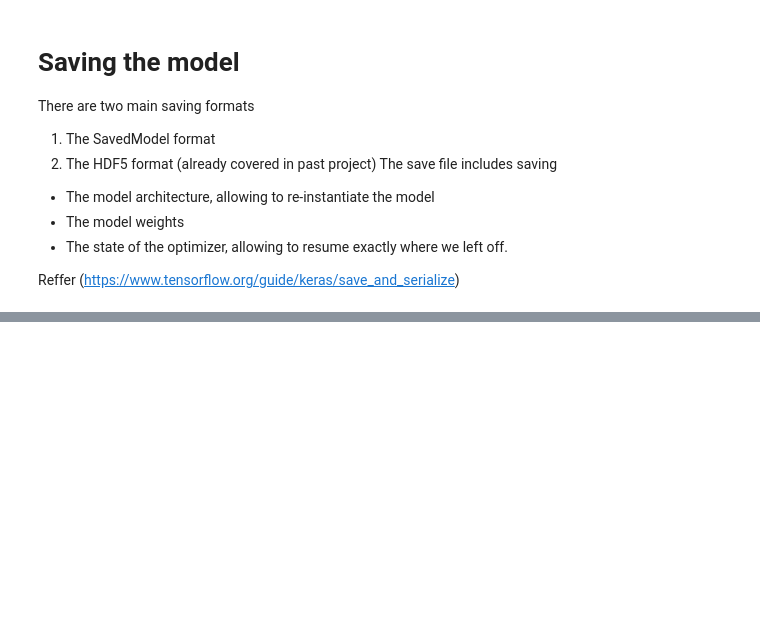
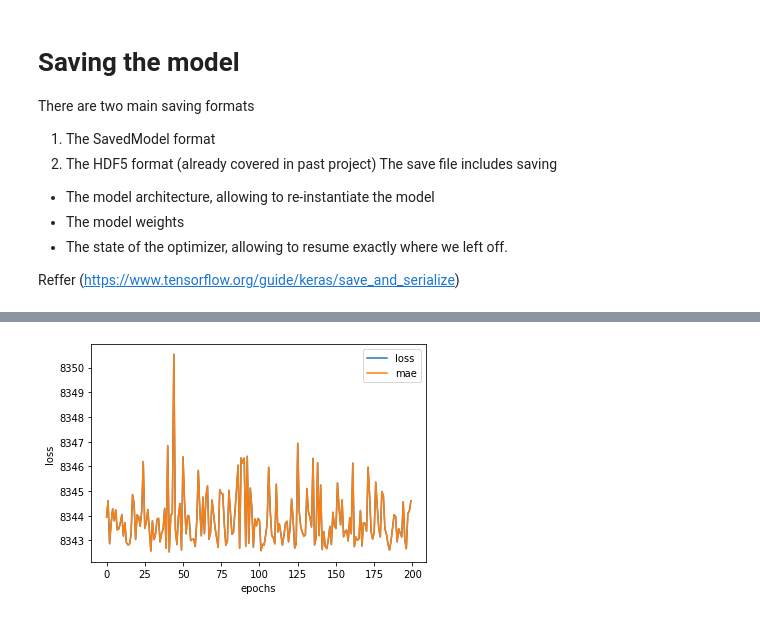
Before and after one commit to bassamadnan/tf-and-neural-network-regression, a Jupyter notebook: neural_network_regression_tf.ipynb, the cells around one changed output, grey strips where cells are left out. Drawn from its saved outputs; the diff is of its cells as text; code cells hidden in the pictures; blank space fills up the shorter version.

```diff
--- a/neural_network_regression_tf.ipynb
+++ b/neural_network_regression_tf.ipynb
@@ -479,0 +593,3 @@ files.download("best_model_HDF5_format.h5")
+# %%
+# Training for a 100 more epochs
+history_2 = insurance_model_2.fit(tf.expand_dims(X, axis=-1), y, epochs=200, verbose=0) # Overwrite 100 with 200
@@ -479,0 +602,6 @@ files.download("best_model_HDF5_format.h5")
+# %%
+pd.DataFrame(history_2.history).plot()
+plt.ylabel("loss")
+plt.xlabel("epochs"); # note: epochs will only show 100 since we overrid the history variable
+# %% [output]
+[figure, added]
```
Also changed, not shown: parts of 16 cells of this notebook.
